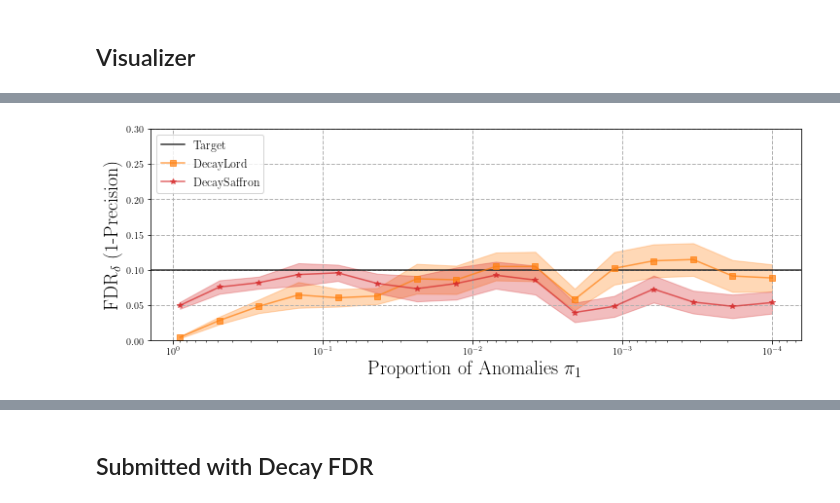
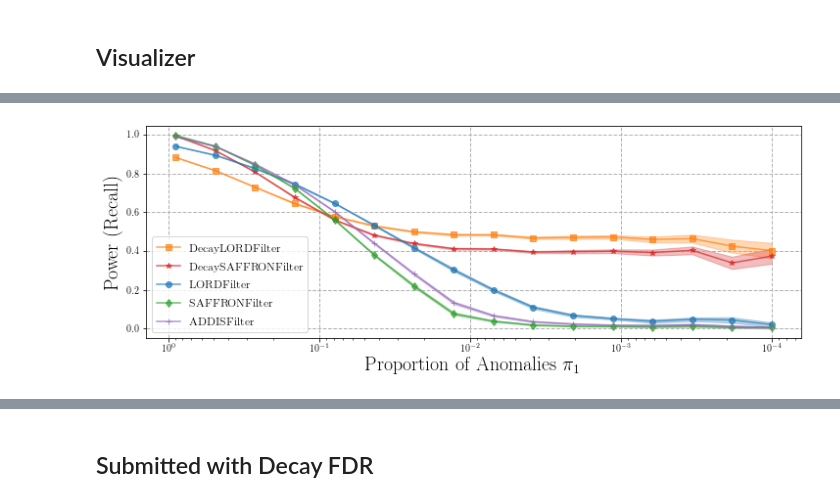
Before and after one commit to qrebjock/fdrc_anomaly_detection_cde, a Jupyter notebook: notebooks/experiment1_visualizer.py.ipynb, the cells around one changed output, grey strips where cells are left out. Saved outputs shown, nothing was run; the diff lists cells and outputs as text; code cells hidden in the pictures.

```diff
--- a/notebooks/experiment1_visualizer.py.ipynb
+++ b/notebooks/experiment1_visualizer.py.ipynb
@@ -37,11 +17,0 @@ fig
-# %%
-fig = make_decay_fdr_curve(
-    recipe,
-    [result for result in results if result["name"] in ["DecayLORDFilter", "DecaySAFFRONFilter"]],
-    target=0.1,
-    y_lim=(0, 0.3),
-)
-fig.savefig(str(fig_dest / "fig3.pdf"), format='pdf', dpi=1200)
-fig
-# %% [output]
-[figure, removed]
@@ -50,0 +18,4 @@ fig.savefig(str(figure_dir / "fig3.pdf"), format='pdf', dpi=1200)
+# %%
+make_power_curve(recipe, results)
+# %% [output]
+[figure, added]
```
Also changed, not shown: parts of 19 cells of this notebook, 29 other files.
